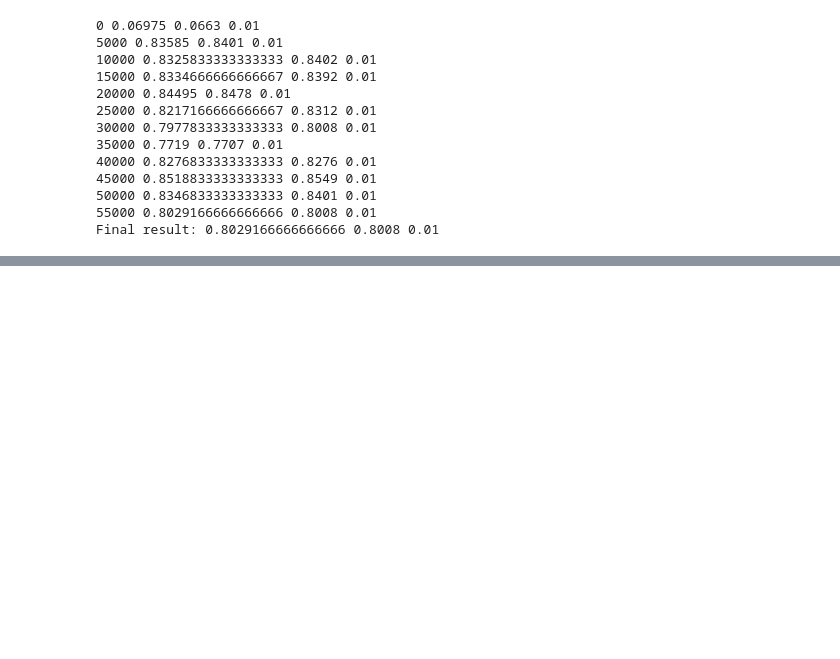
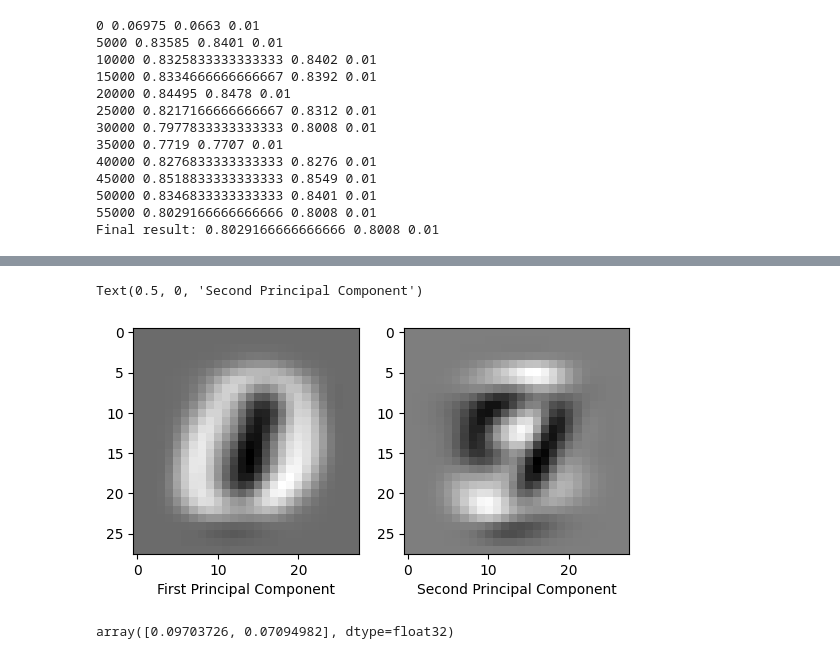
Before and after one commit to LucieDN/Digit-Classification, a Jupyter notebook: classification.ipynb, the cells around one changed output, grey strips where cells are left out. Saved outputs shown, nothing was run; the diff lists cells and outputs as text; code cells hidden in the pictures; blank space fills up the shorter version.

```diff
--- a/classification.ipynb
+++ b/classification.ipynb
@@ -329,0 +336,24 @@ Final result: 0.8029166666666666 0.8008 0.01
+# %%
+from sklearn.decomposition import PCA
+
+# Let's find the first 2 PCA components
+num_components = 2
+pca = PCA(n_components=num_components).fit(train_images)
+
+# Reshape so they resemble images and we can print them
+eigen_mnist = pca.components_.reshape(2,28,28)
+
+# Show the reshaped principal components
+f, ax = plt.subplots(1,2)
+ax[0].imshow(eigen_mnist[0], cmap='gray')
+ax[0].set_xlabel('First Principal Component')
+ax[1].imshow(eigen_mnist[1], cmap='gray')
+ax[1].set_xlabel('Second Principal Component')
+# %% [output]
+Text(0.5, 0, 'Second Principal Component')
+[figure, added]
+# %%
+# Print the variance explained by those components
+pca.explained_variance_ratio_
+# %% [output]
+array([0.09703726, 0.07094982], dtype=float32)
```
Also changed, not shown: parts of 2 cells of this notebook.
